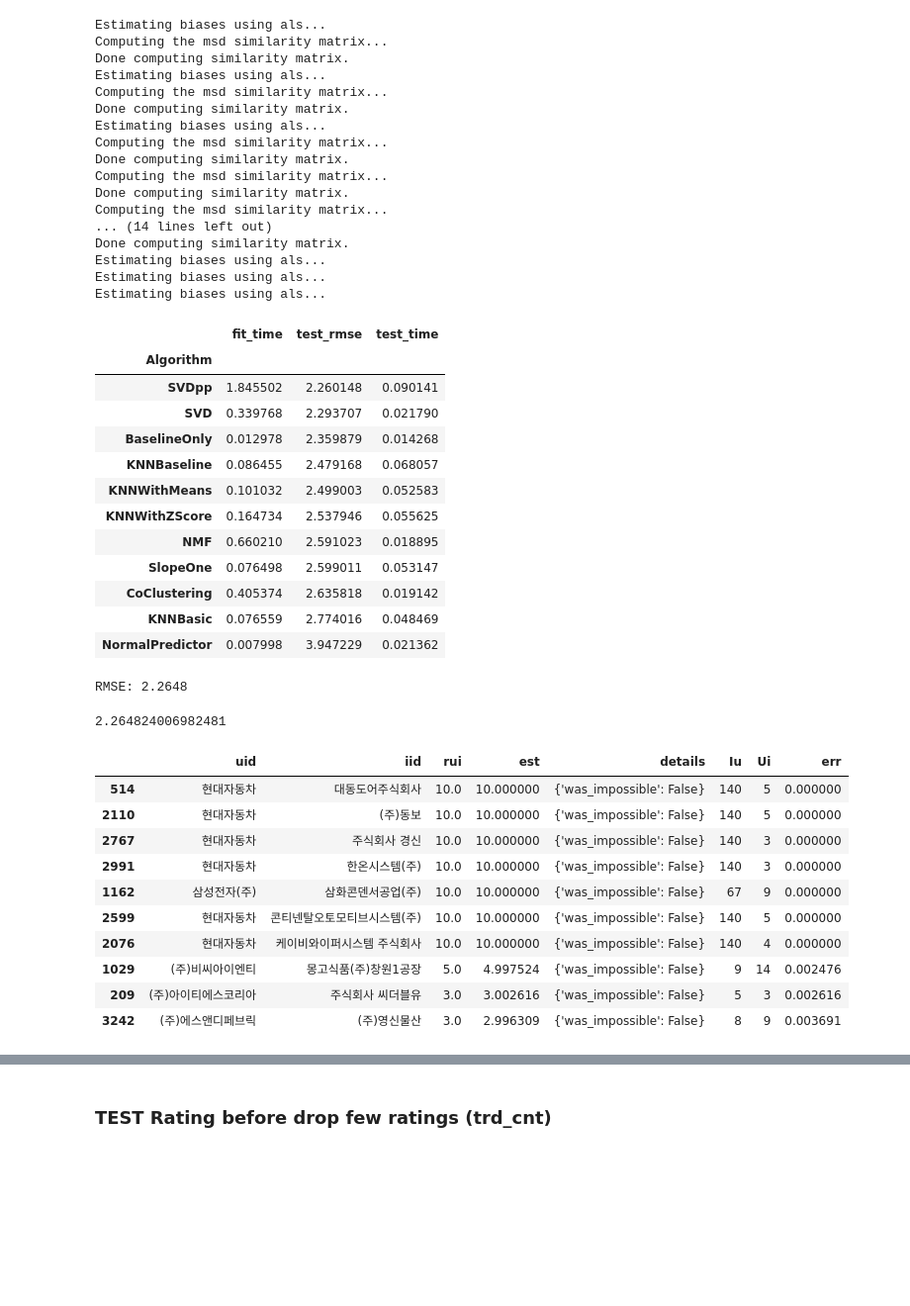
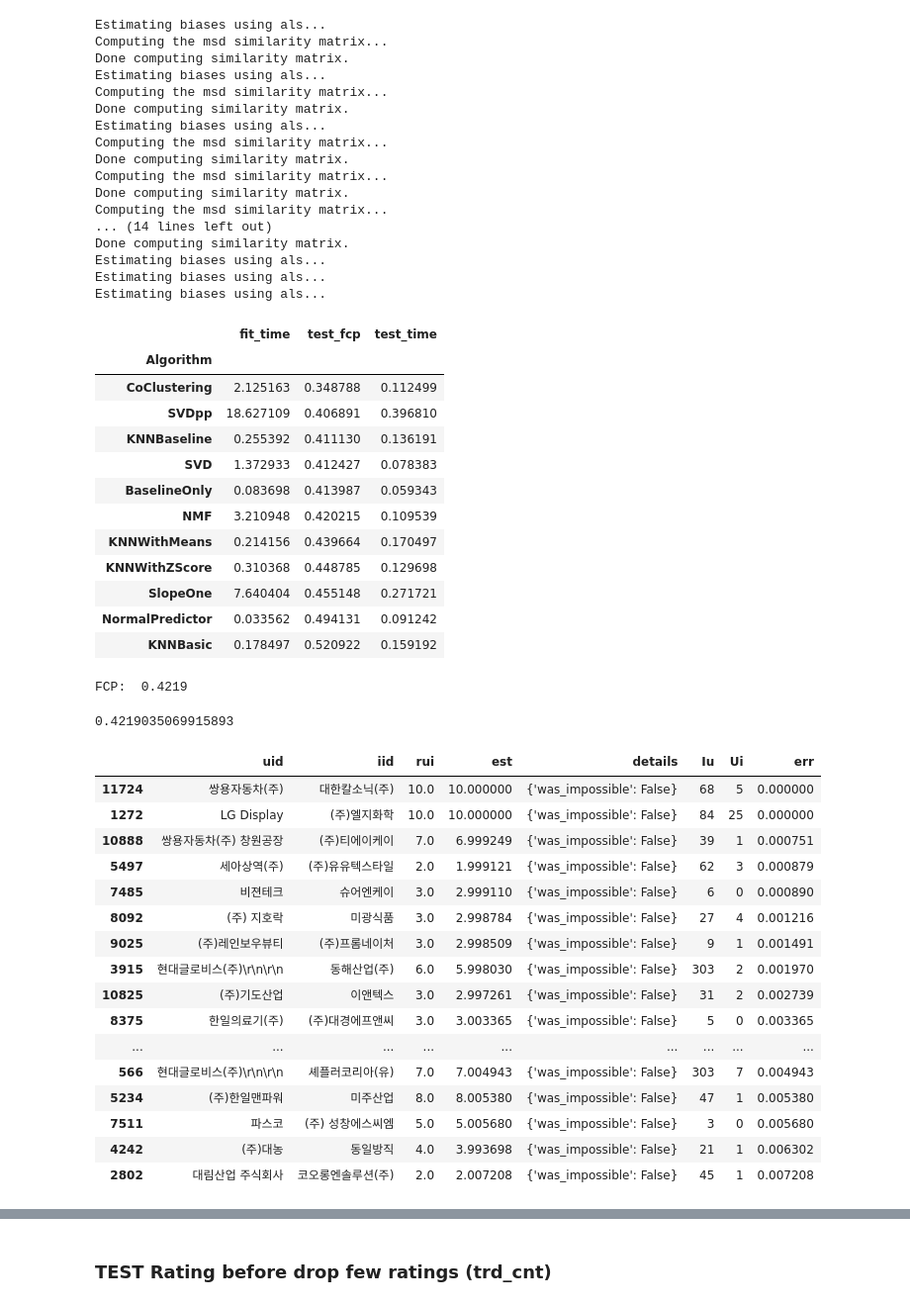
Before and after one commit to yiyc-kr/pandas-modules, a Jupyter notebook: recommend_test.ipynb, the cells around one changed output, grey strips where cells are left out. Shown: that part at 99% size. Drawn from its saved outputs; the diff is of its cells as text; code cells hidden in the pictures; blank space fills up the shorter version.

```diff
--- a/recommend_test.ipynb
+++ b/recommend_test.ipynb
@@ -25,6 +25,10 @@ b = b[b].index.tolist()
 # %%
 s = df['spl'].value_counts() >= 5
 s = s[s].index.tolist()
+# %%
+b = df['byr'].value_counts() >= 5
+b = b[b].index.tolist()
+df = df.loc[df['byr'].isin(b)].reset_index(drop=True)
 # %%
 df = df.loc[(df['byr'].isin(b)) & (df['spl'].isin(s))].reset_index(drop=True)
 # %%
@@ -78,14 +106,14 @@ benchmark = []
 # Iterate over all algorithms
 for algorithm in [SVD(), SVDpp(), SlopeOne(), NMF(), NormalPredictor(), KNNBaseline(), KNNBasic(), KNNWithMeans(), KNNWithZScore(), BaselineOnly(), CoClustering()]:
     # Perform cross validation
-    results = cross_validate(algorithm, data, measures=['RMSE'], cv=3, verbose=False)
+    results = cross_validate(algorithm, data, measures=['FCP'], cv=3, verbose=False)
 
     # Get results & append algorithm name
     tmp = pd.DataFrame.from_dict(results).mean(axis=0)
     tmp = tmp.append(pd.Series([str(algorithm).split(' ')[0].split('.')[-1]], index=['Algorithm']))
     benchmark.append(tmp)
 
-pd.DataFrame(benchmark).set_index('Algorithm').sort_values('test_rmse')
+pd.DataFrame(benchmark).set_index('Algorithm').sort_values('test_fcp')
 # %% [output]
 Estimating biases using als...
 Computing the msd similarity matrix...
@@ -104,19 +132,19 @@ Done computing similarity matrix.
 Estimating biases using als...
 Estimating biases using als...
 Estimating biases using als...
-|  | fit_time | test_rmse | test_time |
+|  | fit_time | test_fcp | test_time |
 | Algorithm |  |  |  |
-| SVDpp | 1.845502 | 2.260148 | 0.090141 |
-| SVD | 0.339768 | 2.293707 | 0.021790 |
-| BaselineOnly | 0.012978 | 2.359879 | 0.014268 |
-| KNNBaseline | 0.086455 | 2.479168 | 0.068057 |
-| KNNWithMeans | 0.101032 | 2.499003 | 0.052583 |
-| KNNWithZScore | 0.164734 | 2.537946 | 0.055625 |
-| NMF | 0.660210 | 2.591023 | 0.018895 |
-| SlopeOne | 0.076498 | 2.599011 | 0.053147 |
-| CoClustering | 0.405374 | 2.635818 | 0.019142 |
-| KNNBasic | 0.076559 | 2.774016 | 0.048469 |
-| NormalPredictor | 0.007998 | 3.947229 | 0.021362 |
+| CoClustering | 2.125163 | 0.348788 | 0.112499 |
+| SVDpp | 18.627109 | 0.406891 | 0.396810 |
+| KNNBaseline | 0.255392 | 0.411130 | 0.136191 |
+| SVD | 1.372933 | 0.412427 | 0.078383 |
+| BaselineOnly | 0.083698 | 0.413987 | 0.059343 |
+| NMF | 3.210948 | 0.420215 | 0.109539 |
+| KNNWithMeans | 0.214156 | 0.439664 | 0.170497 |
+| KNNWithZScore | 0.310368 | 0.448785 | 0.129698 |
+| SlopeOne | 7.640404 | 0.455148 | 0.271721 |
+| NormalPredictor | 0.033562 | 0.494131 | 0.091242 |
+| KNNBasic | 0.178497 | 0.520922 | 0.159192 |
 # %%
 %%time
 algo = surprise.SVD(n_factors=100)
@@ -127,10 +155,10 @@ from surprise import accuracy
 trainset, testset = train_test_split(data, test_size=0.25)
 algo = surprise.SVD(n_factors=100)
 predictions = algo.fit(trainset).test(testset)
-accuracy.rmse(predictions)
+accuracy.fcp(predictions)
 # %% [output]
-RMSE: 2.2648
+FCP:  0.4219
-2.264824006982481
+0.4219035069915893
 # %%
 def get_Iu(uid):
     """Return the number of items rated by given user
@@ -165,17 +193,23 @@ rcm_df['Iu'] = rcm_df.uid.apply(get_Iu)
 rcm_df['Ui'] = rcm_df.iid.apply(get_Ui)
 rcm_df['err'] = abs(rcm_df.est - rcm_df.rui)
 # %%
-rcm_df.sort_values(by='err').head(10)
+rcm_df.sort_values(by='err').head(20)
 # %% [output]
 |  | uid | iid | rui | est | details | Iu | Ui | err |
-| 514 | 현대자동차 | 대동도어주식회사 | 10.0 | 10.000000 | {'was_impossible': False} | 140 | 5 | 0.000000 |
-| 2110 | 현대자동차 | (주)동보 | 10.0 | 10.000000 | {'was_impossible': False} | 140 | 5 | 0.000000 |
-| 2767 | 현대자동차 | 주식회사 경신 | 10.0 | 10.000000 | {'was_impossible': False} | 140 | 3 | 0.000000 |
-| 2991 | 현대자동차 | 한온시스템(주) | 10.0 | 10.000000 | {'was_impossible': False} | 140 | 3 | 0.000000 |
-| 1162 | 삼성전자(주) | 삼화콘덴서공업(주) | 10.0 | 10.000000 | {'was_impossible': False} | 67 | 9 | 0.000000 |
-| 2599 | 현대자동차 | 콘티넨탈오토모티브시스템(주) | 10.0 | 10.000000 | {'was_impossible': False} | 140 | 5 | 0.000000 |
-| 2076 | 현대자동차 | 케이비와이퍼시스템 주식회사 | 10.0 | 10.000000 | {'was_impossible': False} | 140 | 4 | 0.000000 |
-| 1029 | (주)비씨아이엔티 | 몽고식품(주)창원1공장 | 5.0 | 4.997524 | {'was_impossible': False} | 9 | 14 | 0.002476 |
-| 209 | (주)아이티에스코리아 | 주식회사 씨더블유 | 3.0 | 3.002616 | {'was_impossible': False} | 5 | 3 | 0.002616 |
-| 3242 | (주)에스앤디페브릭 | (주)영신물산 | 3.0 | 2.996309 | {'was_impossible': False} | 8 | 9 | 0.003691 |
+| 11724 | 쌍용자동차(주) | 대한칼소닉(주) | 10.0 | 10.000000 | {'was_impossible': False} | 68 | 5 | 0.000000 |
+| 1272 | LG Display | (주)엘지화학 | 10.0 | 10.000000 | {'was_impossible': False} | 84 | 25 | 0.000000 |
+| 10888 | 쌍용자동차(주) 창원공장 | (주)티에이케이 | 7.0 | 6.999249 | {'was_impossible': False} | 39 | 1 | 0.000751 |
+| 5497 | 세아상역(주) | (주)유유텍스타일 | 2.0 | 1.999121 | {'was_impossible': False} | 62 | 3 | 0.000879 |
+| 7485 | 비젼테크 | 슈어엔케이 | 3.0 | 2.999110 | {'was_impossible': False} | 6 | 0 | 0.000890 |
+| 8092 | (주) 지호락 | 미광식품 | 3.0 | 2.998784 | {'was_impossible': False} | 27 | 4 | 0.001216 |
+| 9025 | (주)레인보우뷰티 | (주)프롬네이처 | 3.0 | 2.998509 | {'was_impossible': False} | 9 | 1 | 0.001491 |
+| 3915 | 현대글로비스(주)\r\n\r\n | 동해산업(주) | 6.0 | 5.998030 | {'was_impossible': False} | 303 | 2 | 0.001970 |
+| 10825 | (주)기도산업 | 이앤텍스 | 3.0 | 2.997261 | {'was_impossible': False} | 31 | 2 | 0.002739 |
+| 8375 | 한일의료기(주) | (주)대경에프앤씨 | 3.0 | 3.003365 | {'was_impossible': False} | 5 | 0 | 0.003365 |
+| ... | ... | ... | ... | ... | ... | ... | ... | ... |
+| 566 | 현대글로비스(주)\r\n\r\n | 셰플러코리아(유) | 7.0 | 7.004943 | {'was_impossible': False} | 303 | 7 | 0.004943 |
+| 5234 | (주)한일맨파워 | 미주산업 | 8.0 | 8.005380 | {'was_impossible': False} | 47 | 1 | 0.005380 |
+| 7511 | 파스코 | (주) 성창에스씨엠 | 5.0 | 5.005680 | {'was_impossible': False} | 3 | 0 | 0.005680 |
+| 4242 | (주)대농 | 동일방직 | 4.0 | 3.993698 | {'was_impossible': False} | 21 | 1 | 0.006302 |
+| 2802 | 대림산업 주식회사 | 코오롱엔솔루션(주) | 2.0 | 2.007208 | {'was_impossible': False} | 45 | 1 | 0.007208 |
 # %%
```
Also changed, not shown: parts of 9 cells of this notebook.
